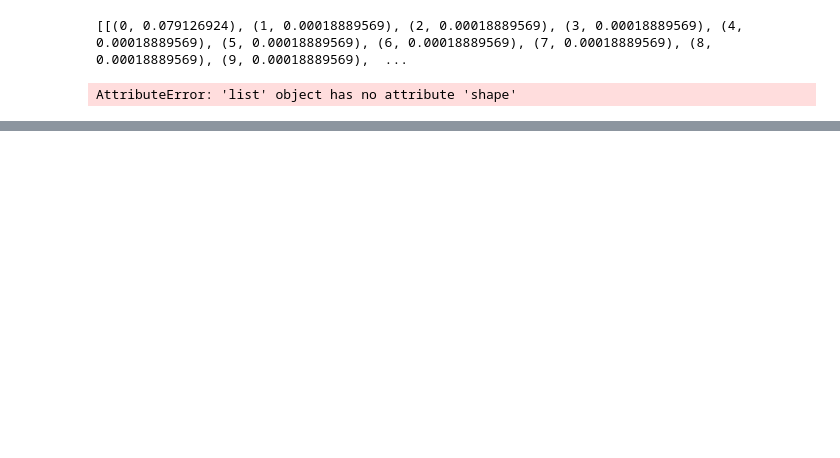
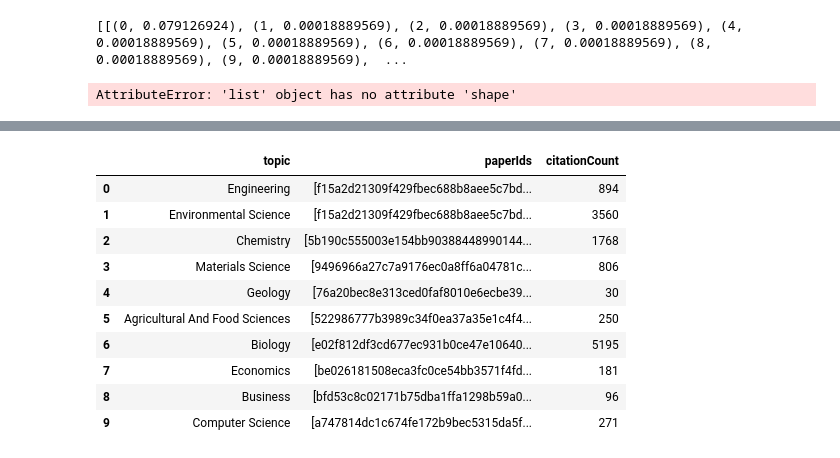
Before and after one commit to KevinH48264/autoscious-carbon-capture, a Jupyter notebook: knowledge_base/generate_viz.ipynb, the cells around one changed output, grey strips where cells are left out. Cells and saved outputs as stored; diff of their text form; code cells hidden in the pictures; blank space fills up the shorter version.

```diff
--- a/knowledge_base/generate_viz.ipynb
+++ b/knowledge_base/generate_viz.ipynb
@@ -342,0 +372,43 @@ for i in range(lda.num_topics):
+# %%
+# Collect list of all topics, corresponding PaperIds, and citation counts
+import pandas as pd
+from collections import defaultdict
+
+# Assuming df is your DataFrame
+topic_data = defaultdict(lambda: {"paperIds": [], "citationCount": 0})
+
+for index, row in df.iterrows():
+    for category_info in row['s2FieldsOfStudy']:
+        # Get category
+        category = category_info['category']
+
+        # Prevent duplciates
+        if category_info['source'] == 's2-fos-model':
+            # Add paper id to category
+            topic_data[category]["paperIds"].append(row['paperId'])
+
+            # Cumulative citation count
+            topic_data[category]["citationCount"] += row['citationCount']
+
+# If you want to sort topic_data by citationCount
+# topic_data_sorted = sorted(topic_data.items(), key=lambda x: x[1]['citationCount'], reverse=True)
+
+# Convert topic_data to DataFrame
+topic_df = pd.DataFrame.from_dict(topic_data, orient='index').reset_index()
+
+# Rename 'index' column to 'Topic'
+topic_df.rename(columns={'index': 'topic'}, inplace=True)
+# %%
+topic_df
+# %% [output]
+|  | topic | paperIds | citationCount |
+| 0 | Engineering | [f15a2d21309f429fbec688b8aee5c7bd... | 894 |
+| 1 | Environmental Science | [f15a2d21309f429fbec688b8aee5c7bd... | 3560 |
+| 2 | Chemistry | [5b190c555003e154bb90388448990144... | 1768 |
+| 3 | Materials Science | [9496966a27c7a9176ec0a8ff6a04781c... | 806 |
+| 4 | Geology | [76a20bec8e313ced0faf8010e6ecbe39... | 30 |
+| 5 | Agricultural And Food Sciences | [522986777b3989c34f0ea37a35e1c4f4... | 250 |
+| 6 | Biology | [e02f812df3cd677ec931b0ce47e10640... | 5195 |
+| 7 | Economics | [be026181508eca3fc0ce54bb3571f4fd... | 181 |
+| 8 | Business | [bfd53c8c02171b75dba1ffa1298b59a0... | 96 |
+| 9 | Computer Science | [a747814dc1c674fe172b9bec5315da5f... | 271 |
```
Also changed, not shown: parts of 17 cells of this notebook, 7 other files.
